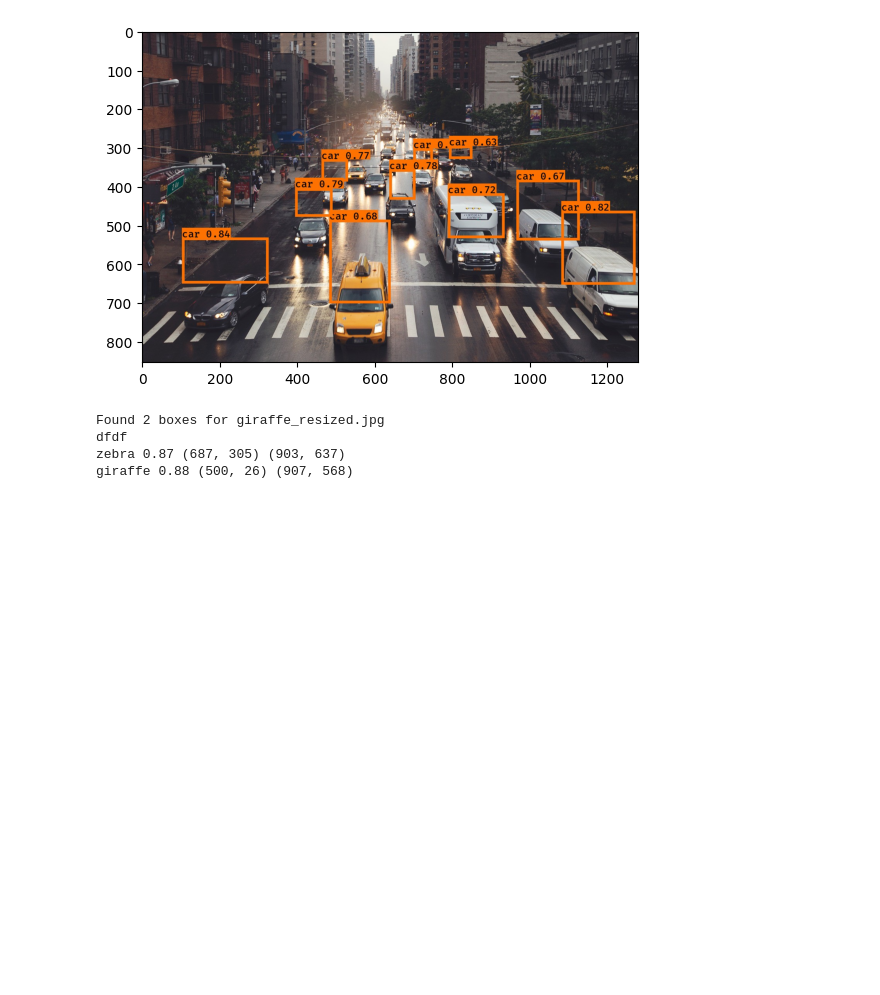
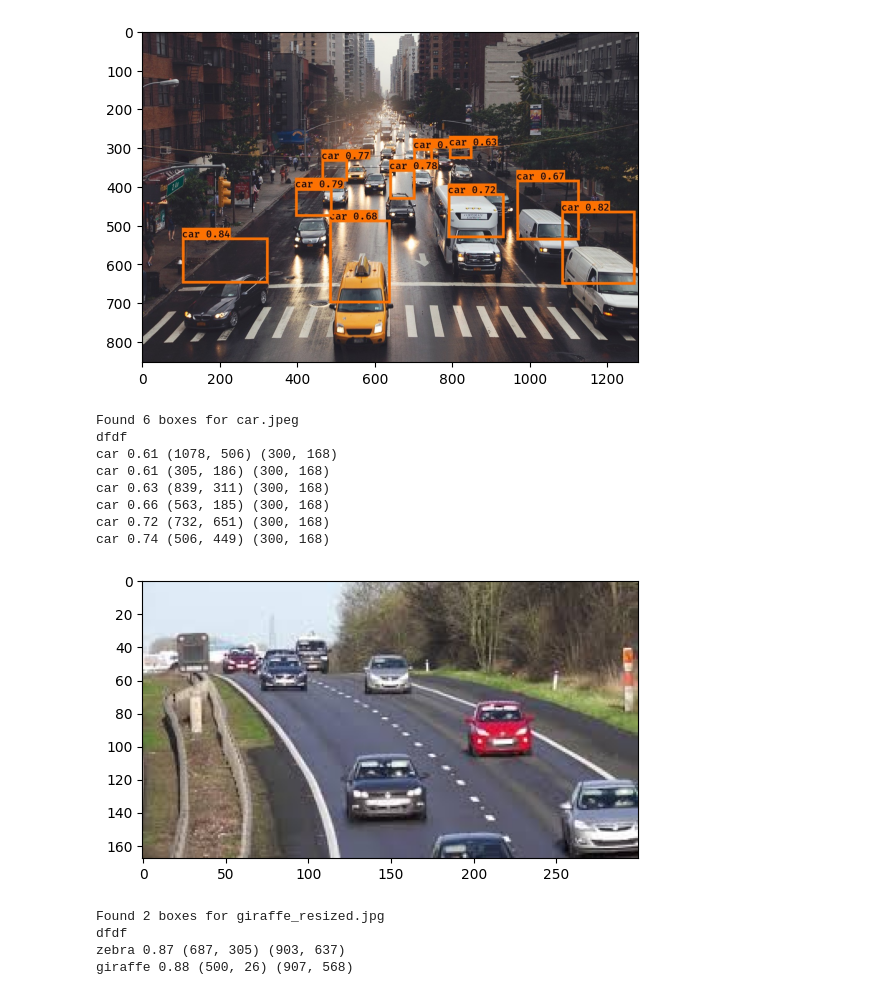
Before and after one commit to IT21034268/deep-learning-lab-repository, a Jupyter notebook: it21034268_lab_04.ipynb, the cells around one changed output. Cells and saved outputs as stored; diff of their text form; code cells hidden in the pictures; blank space fills up the shorter version.

```diff
--- a/it21034268_lab_04.ipynb
+++ b/it21034268_lab_04.ipynb
@@ -902,6 +906,18 @@ car 0.79 (395, 405) (491, 478)
 car 0.82 (1082, 463) (1273, 653)
 car 0.84 (103, 532) (326, 650)
 [figure]
+# %%
+out_scores, out_boxes, out_classes = predict(sess, "car.jpeg")
+# %% [output]
+Found 6 boxes for car.jpeg
+dfdf
+car 0.61 (1078, 506) (300, 168)
+car 0.61 (305, 186) (300, 168)
+car 0.63 (839, 311) (300, 168)
+car 0.66 (563, 185) (300, 168)
+car 0.72 (732, 651) (300, 168)
+car 0.74 (506, 449) (300, 168)
+[figure, added]
 # %%
 out_scores, out_boxes, out_classes = predict(sess, "giraffe_resized.jpg")
 # %% [output]
```
Also changed, not shown: parts of 6 cells of this notebook, 36 other files.
